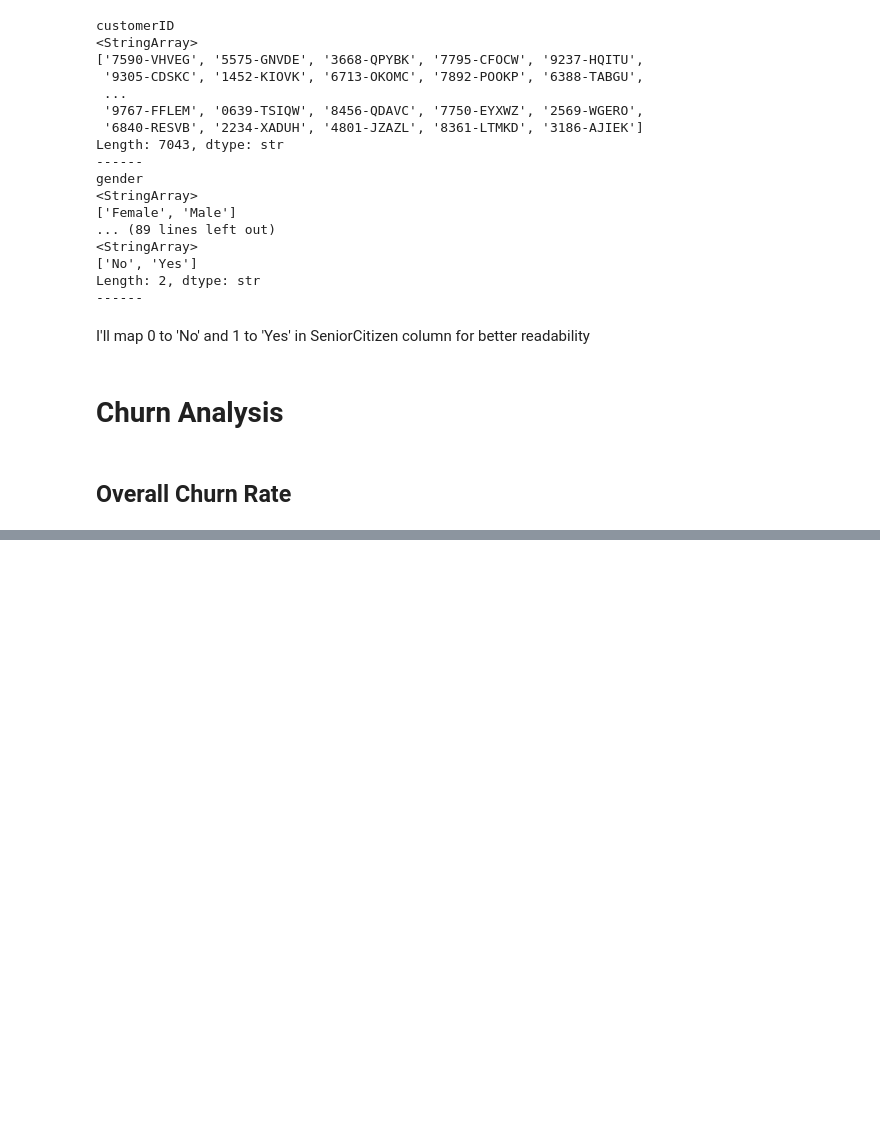
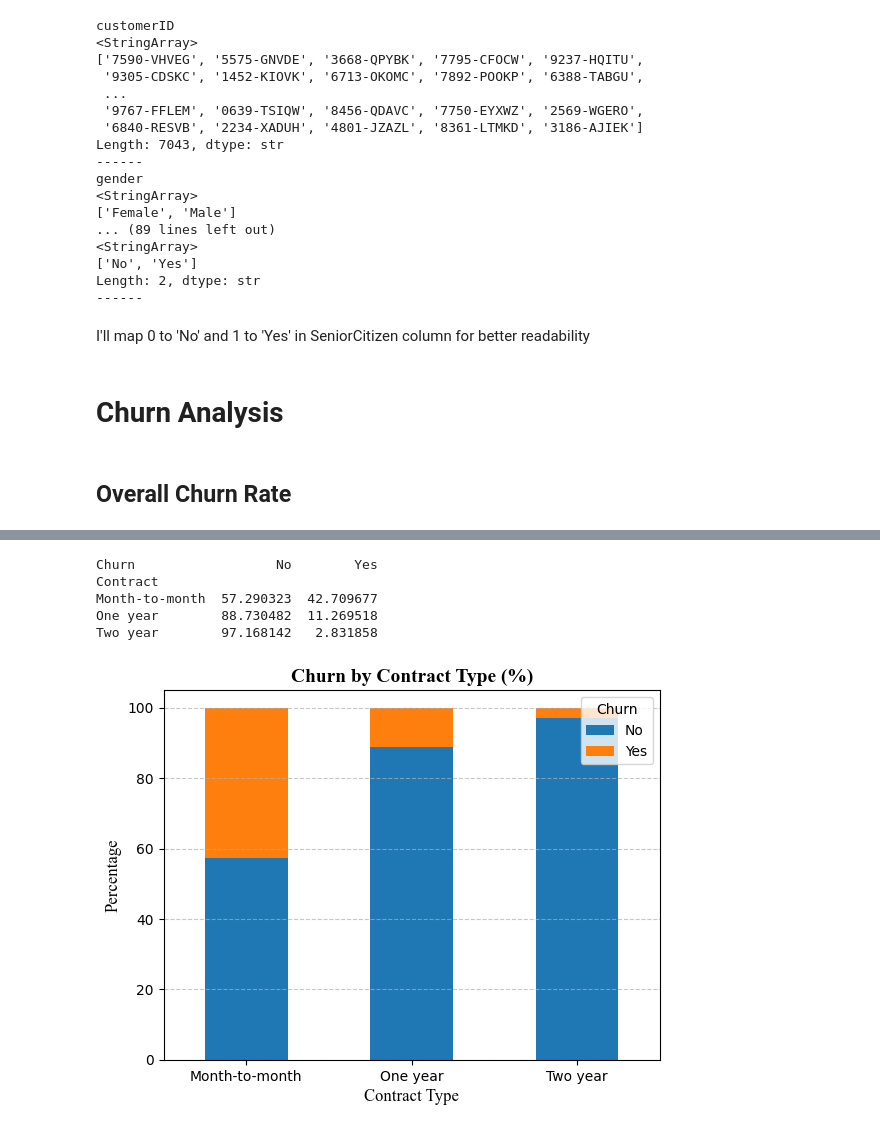
Before and after one commit to McPetane-Jr/FUTURE_DS_02, a Jupyter notebook: Telco_customer_churn.ipynb, the cells around one changed output, grey strips where cells are left out. Drawn from its saved outputs; the diff is of its cells as text; code cells hidden in the pictures; blank space fills up the shorter version.

```diff
--- a/Telco_customer_churn.ipynb
+++ b/Telco_customer_churn.ipynb
@@ -200,0 +208,24 @@ Name: proportion, dtype: float64
+# %%
+contract_churn = pd.crosstab(df['Contract'], df['Churn'], normalize='index') * 100
+# The crosstab function is basically a way to compute a simple cross-tabulation of two (or more) factors.
+# In this case, it's being used to calculate the percentage of customers who churned and did not churn for each type of contract.
+# The 'normalize' parameter is set to 'index', which means that the values will be normalized by the row (contract type), giving us the percentage of churn within each contract type.
+print(contract_churn)
+# %% [output]
+Churn                  No        Yes
+Contract
+Month-to-month  57.290323  42.709677
+One year        88.730482  11.269518
+Two year        97.168142   2.831858
+# %%
+import matplotlib.pyplot as plt
+contract_churn.plot(kind='bar', stacked=True)
+plt.title("Churn by Contract Type (%)", fontsize=14, family='Times New Roman', weight='bold')
+plt.ylabel("Percentage", fontsize=12, family='Times New Roman')
+plt.xlabel("Contract Type", fontsize=12, family='Times New Roman')
+plt.legend(title='Churn', loc='upper right')
+plt.grid(True, axis='y', linestyle='--', alpha=0.7)
+plt.xticks(rotation=0)
+plt.show()
+# %% [output]
+[figure, added]
```
Also changed, not shown: parts of 5 cells of this notebook.
